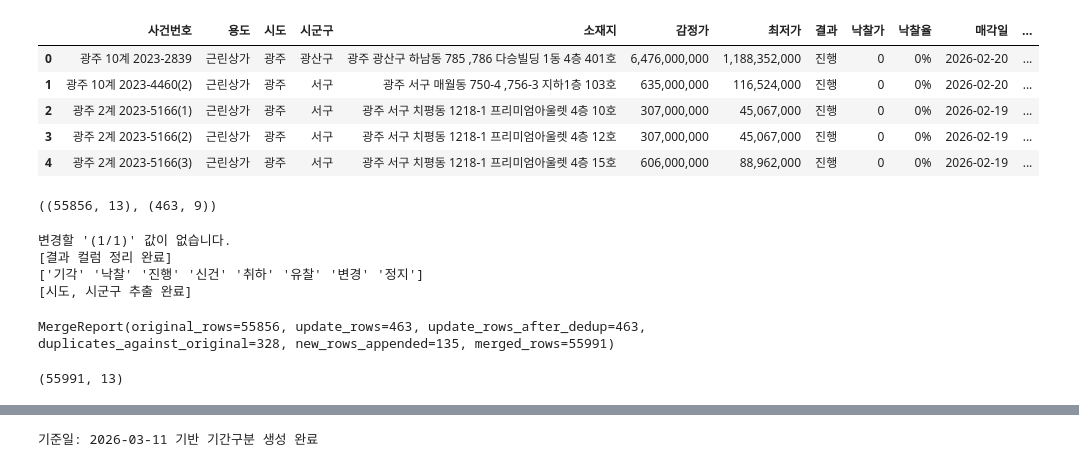
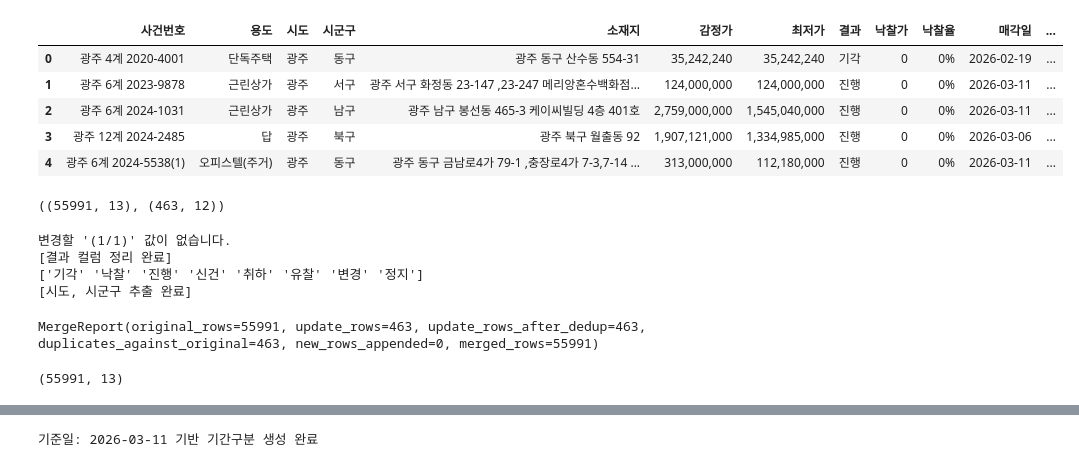
Before and after one commit to qjrrogoa/JBFG_Risk_LTV, a Jupyter notebook: recent_crawling.ipynb, the cells around one changed output, grey strips where cells are left out. Cells and saved outputs as stored; diff of their text form; code cells hidden in the pictures.

```diff
--- a/recent_crawling.ipynb
+++ b/recent_crawling.ipynb
@@ -675,19 +668,19 @@ if __name__ == "__main__":
 # %%
 import pandas as pd
-gwangju = pd.read_csv("gwangju.csv")
-gwangju_recent_4w = pd.read_csv("gwangju_recent_4w.csv")
+gwangju = pd.read_csv("data/gwangju.csv")
+gwangju_recent_4w = pd.read_csv("data/gwangju_recent_4w.csv")
 gwangju.head()
 # %% [output]
 |  | 사건번호 | 용도 | 시도 | 시군구 | 소재지 | 감정가 | 최저가 | 결과 | 낙찰가 | 낙찰율 | 매각일 | ... |
-| 0 | 광주 10계 2023-2839 | 근린상가 | 광주 | 광산구 | 광주 광산구 하남동 785 ,786 다승빌딩 1동 4층 401호 | 6,476,000,000 | 1,188,352,000 | 진행 | 0 | 0% | 2026-02-20 | ... |
-| 1 | 광주 10계 2023-4460(2) | 근린상가 | 광주 | 서구 | 광주 서구 매월동 750-4 ,756-3 지하1층 103호 | 635,000,000 | 116,524,000 | 진행 | 0 | 0% | 2026-02-20 | ... |
-| 2 | 광주 2계 2023-5166(1) | 근린상가 | 광주 | 서구 | 광주 서구 치평동 1218-1 프리미엄아울렛 4층 10호 | 307,000,000 | 45,067,000 | 진행 | 0 | 0% | 2026-02-19 | ... |
-| 3 | 광주 2계 2023-5166(2) | 근린상가 | 광주 | 서구 | 광주 서구 치평동 1218-1 프리미엄아울렛 4층 12호 | 307,000,000 | 45,067,000 | 진행 | 0 | 0% | 2026-02-19 | ... |
-| 4 | 광주 2계 2023-5166(3) | 근린상가 | 광주 | 서구 | 광주 서구 치평동 1218-1 프리미엄아울렛 4층 15호 | 606,000,000 | 88,962,000 | 진행 | 0 | 0% | 2026-02-19 | ... |
+| 0 | 광주 4계 2020-4001 | 단독주택 | 광주 | 동구 | 광주 동구 산수동 554-31 | 35,242,240 | 35,242,240 | 기각 | 0 | 0% | 2026-02-19 | ... |
+| 1 | 광주 6계 2023-9878 | 근린상가 | 광주 | 서구 | 광주 서구 화정동 23-147 ,23-247 메리앙혼수백화점... | 124,000,000 | 124,000,000 | 진행 | 0 | 0% | 2026-03-11 | ... |
+| 2 | 광주 6계 2024-1031 | 근린상가 | 광주 | 남구 | 광주 남구 봉선동 465-3 케이씨빌딩 4층 401호 | 2,759,000,000 | 1,545,040,000 | 진행 | 0 | 0% | 2026-03-11 | ... |
+| 3 | 광주 12계 2024-2485 | 답 | 광주 | 북구 | 광주 북구 월출동 92 | 1,907,121,000 | 1,334,985,000 | 진행 | 0 | 0% | 2026-03-06 | ... |
+| 4 | 광주 6계 2024-5538(1) | 오피스텔(주거) | 광주 | 동구 | 광주 동구 금남로4가 79-1 ,충장로4가 7-3,7-14 ... | 313,000,000 | 112,180,000 | 진행 | 0 | 0% | 2026-03-11 | ... |
 # %%
 gwangju.shape, gwangju_recent_4w.shape
 # %% [output]
-((55856, 13), (463, 9))
+((55991, 13), (463, 12))
 # %%
 # (1/1) 값을 '취하'로 변경
 # 괄호 제거 전이라면 '(1/1)'을, 이미 제거되어 빈 문자열이라면 ''을 변경
@@ -880,7 +873,7 @@ merged_df, report = merge_append_new_only(gwangju, gwangju_recent_4w, key_cols)
 print(report)
 merged_df.shape
 # %% [output]
-MergeReport(original_rows=55856, update_rows=463, update_rows_after_dedup=463, duplicates_against_original=328, new_rows_appended=135, merged_rows=55991)
+MergeReport(original_rows=55991, update_rows=463, update_rows_after_dedup=463, duplicates_against_original=463, new_rows_appended=0, merged_rows=55991)
 (55991, 13)
 # %%
 import re
```
Also changed, not shown: parts of 2 cells of this notebook, 5 other files.
